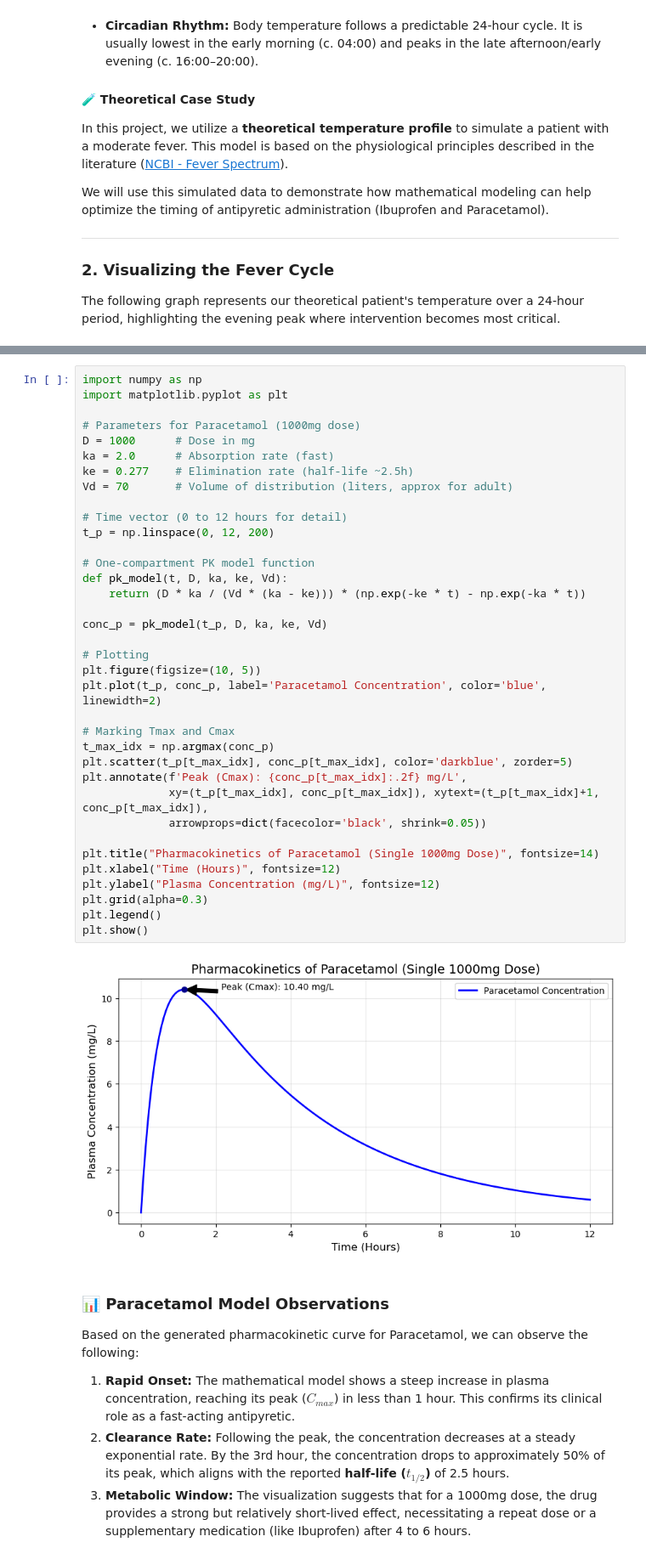
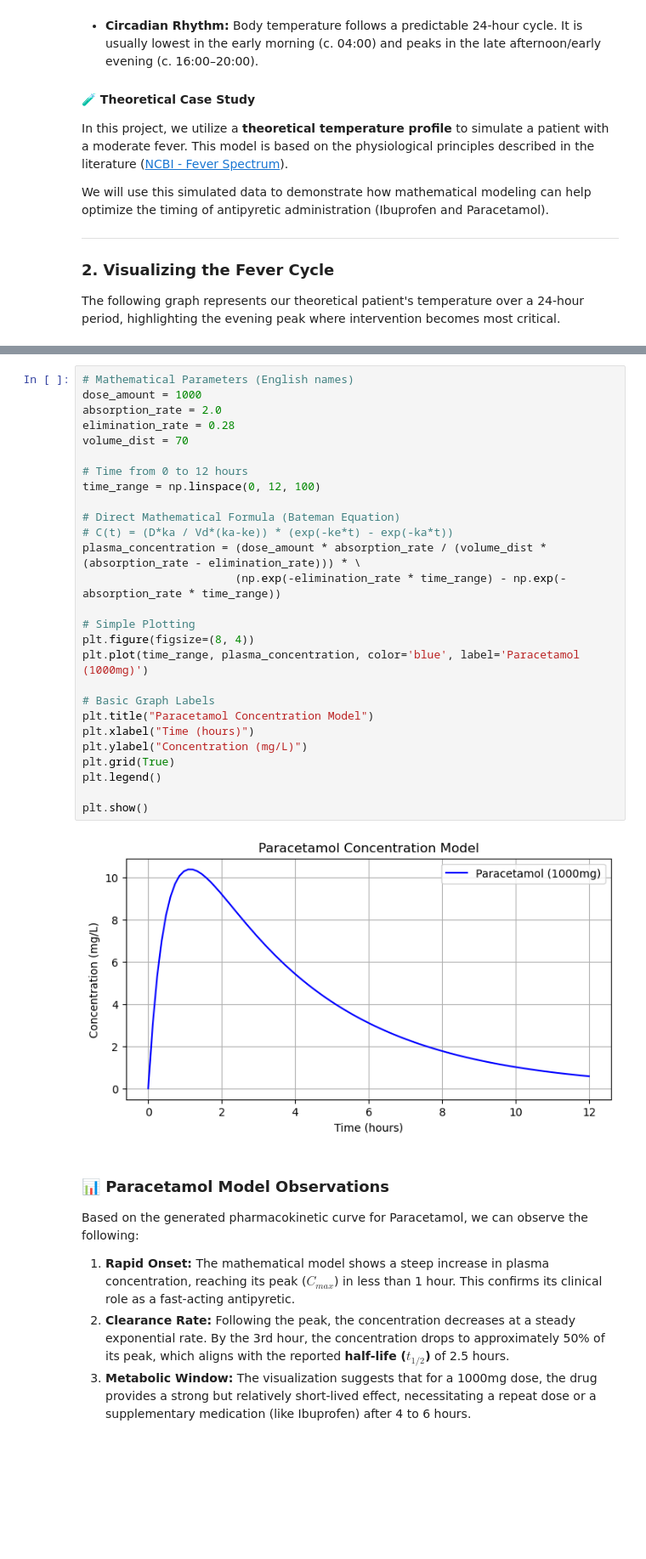
Before and after one commit to AlexandrovTodorov/math-concepts-pharmacy-project, a Jupyter notebook: Pharmacy_Math_Project.ipynb, the cells around one changed output, grey strips where cells are left out. Shown at 85% size. Drawn from its saved outputs; the diff is of its cells as text; blank space fills up the shorter version.

```diff
--- a/Pharmacy_Math_Project.ipynb
+++ b/Pharmacy_Math_Project.ipynb
@@ -85,44 +85,35 @@ We implement a **one-compartment open model** to simulate the drug's journey thr
 $$C(t) = \frac{D \cdot k_a}{V_d(k_a - k_e)} \cdot (e^{-k_e \cdot t} - e^{-k_a \cdot t})$$
 
 ---
-# %%
-import numpy as np
-import matplotlib.pyplot as plt
-
-# Parameters for Paracetamol (1000mg dose)
-D = 1000      # Dose in mg
-ka = 2.0      # Absorption rate (fast)
-ke = 0.277    # Elimination rate (half-life ~2.5h)
-Vd = 70       # Volume of distribution (liters, approx for adult)
-
-# Time vector (0 to 12 hours for detail)
-t_p = np.linspace(0, 12, 200)
-
-# One-compartment PK model function
-def pk_model(t, D, ka, ke, Vd):
-    return (D * ka / (Vd * (ka - ke))) * (np.exp(-ke * t) - np.exp(-ka * t))
-
-conc_p = pk_model(t_p, D, ka, ke, Vd)
-
-# Plotting
-plt.figure(figsize=(10, 5))
-plt.plot(t_p, conc_p, label='Paracetamol Concentration', color='blue', linewidth=2)
-
-# Marking Tmax and Cmax
-t_max_idx = np.argmax(conc_p)
-plt.scatter(t_p[t_max_idx], conc_p[t_max_idx], color='darkblue', zorder=5)
-plt.annotate(f'Peak (Cmax): {conc_p[t_max_idx]:.2f} mg/L',
-             xy=(t_p[t_max_idx], conc_p[t_max_idx]), xytext=(t_p[t_max_idx]+1, conc_p[t_max_idx]),
-             arrowprops=dict(facecolor='black', shrink=0.05))
-
-plt.title("Pharmacokinetics of Paracetamol (Single 1000mg Dose)", fontsize=14)
-plt.xlabel("Time (Hours)", fontsize=12)
-plt.ylabel("Plasma Concentration (mg/L)", fontsize=12)
-plt.grid(alpha=0.3)
-plt.legend()
-plt.show()
-# %% [output]
-[figure, removed]
+# %%
+# Mathematical Parameters (English names)
+dose_amount = 1000
+absorption_rate = 2.0
+elimination_rate = 0.28
+volume_dist = 70
+
+# Time from 0 to 12 hours
+time_range = np.linspace(0, 12, 100)
+
+# Direct Mathematical Formula (Bateman Equation)
+# C(t) = (D*ka / Vd*(ka-ke)) * (exp(-ke*t) - exp(-ka*t))
+plasma_concentration = (dose_amount * absorption_rate / (volume_dist * (absorption_rate - elimination_rate))) * \
+                       (np.exp(-elimination_rate * time_range) - np.exp(-absorption_rate * time_range))
+
+# Simple Plotting
+plt.figure(figsize=(8, 4))
+plt.plot(time_range, plasma_concentration, color='blue', label='Paracetamol (1000mg)')
+
+# Basic Graph Labels
+plt.title("Paracetamol Concentration Model")
+plt.xlabel("Time (hours)")
+plt.ylabel("Concentration (mg/L)")
+plt.grid(True)
+plt.legend()
+
+plt.show()
+# %% [output]
+[figure, added]
 # %% [markdown]
 ### 📊 Paracetamol Model Observations
 Based on the generated pharmacokinetic curve for Paracetamol, we can observe the following:
```
Also changed, not shown: parts of 8 cells of this notebook.
